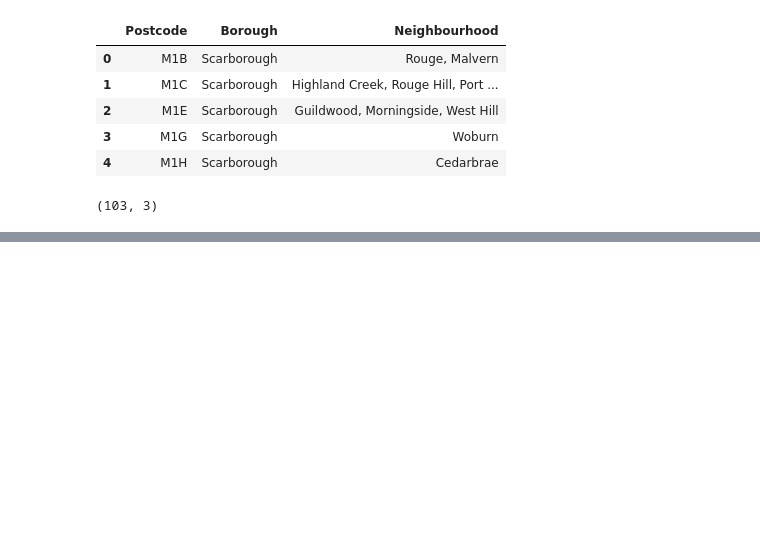
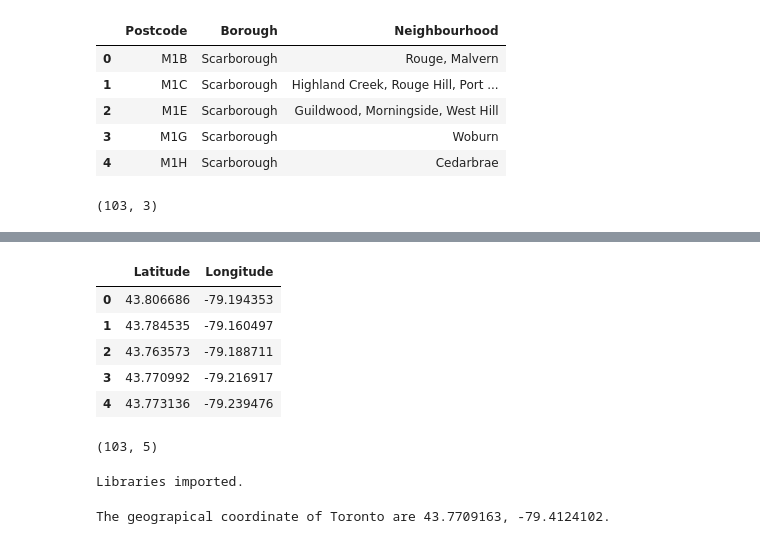
Before and after one commit to pnpatel30/Coursera_Capstone, a Jupyter notebook: Neighborhood_data.ipynb, the cells around one changed output, grey strips where cells are left out. Cells and saved outputs as stored; diff of their text form; code cells hidden in the pictures; blank space fills up the shorter version.

```diff
--- a/Neighborhood_data.ipynb
+++ b/Neighborhood_data.ipynb
@@ -76,0 +119,10 @@ df_table.shape
+# %%
+df_geo.drop(['Postal Code'],axis=1,inplace=True)
+df_geo.head()
+# %% [output]
+|  | Latitude | Longitude |
+| 0 | 43.806686 | -79.194353 |
+| 1 | 43.784535 | -79.160497 |
+| 2 | 43.763573 | -79.188711 |
+| 3 | 43.770992 | -79.216917 |
+| 4 | 43.773136 | -79.239476 |
@@ -76,0 +131,42 @@ df_table.shape
+# %%
+df.shape
+# %% [output]
+(103, 5)
+# %%
+import numpy as np # library to handle data in a vectorized manner
+
+import pandas as pd # library for data analsysis
+pd.set_option('display.max_columns', None)
+pd.set_option('display.max_rows', None)
+
+import json # library to handle JSON files
+
+#!conda install -c conda-forge geopy --yes # uncomment this line if you haven't completed the Foursquare API lab
+from geopy.geocoders import Nominatim # convert an address into latitude and longitude values
+
+import requests # library to handle requests
+from pandas.io.json import json_normalize # tranform JSON file into a pandas dataframe
+
+# Matplotlib and associated plotting modules
+import matplotlib.cm as cm
+import matplotlib.colors as colors
+
+# import k-means from clustering stage
+from sklearn.cluster import KMeans
+
+#!conda install -c conda-forge folium=0.5.0 --yes # uncomment this line if you haven't completed the Foursquare API lab
+import folium # map rendering library
+
+print('Libraries imported.')
+# %% [output]
+Libraries imported.
+# %%
+address = 'Toronto'
+
+geolocator = Nominatim(user_agent="my-application")
+location = geolocator.geocode(address)
+latitude1 = location.latitude
+longitude1 = location.longitude
+print('The geograpical coordinate of Toronto are {}, {}.'.format(latitude, longitude))
+# %% [output]
+The geograpical coordinate of Toronto are 43.7709163, -79.4124102.
```
Also changed, not shown: parts of 17 cells of this notebook.
